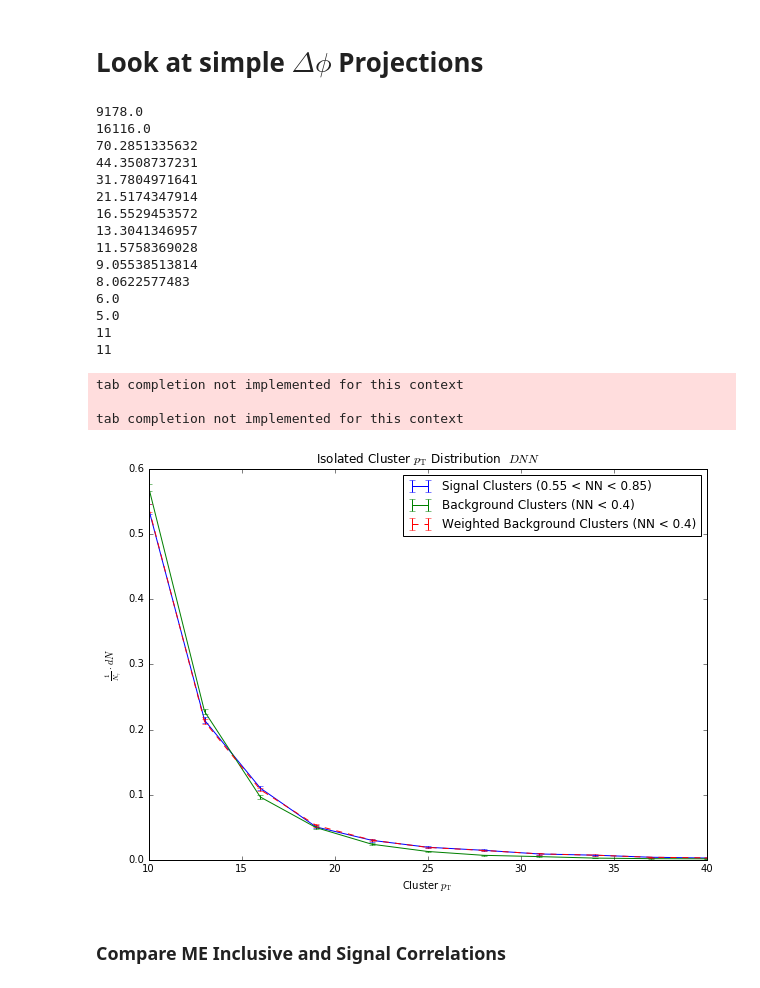
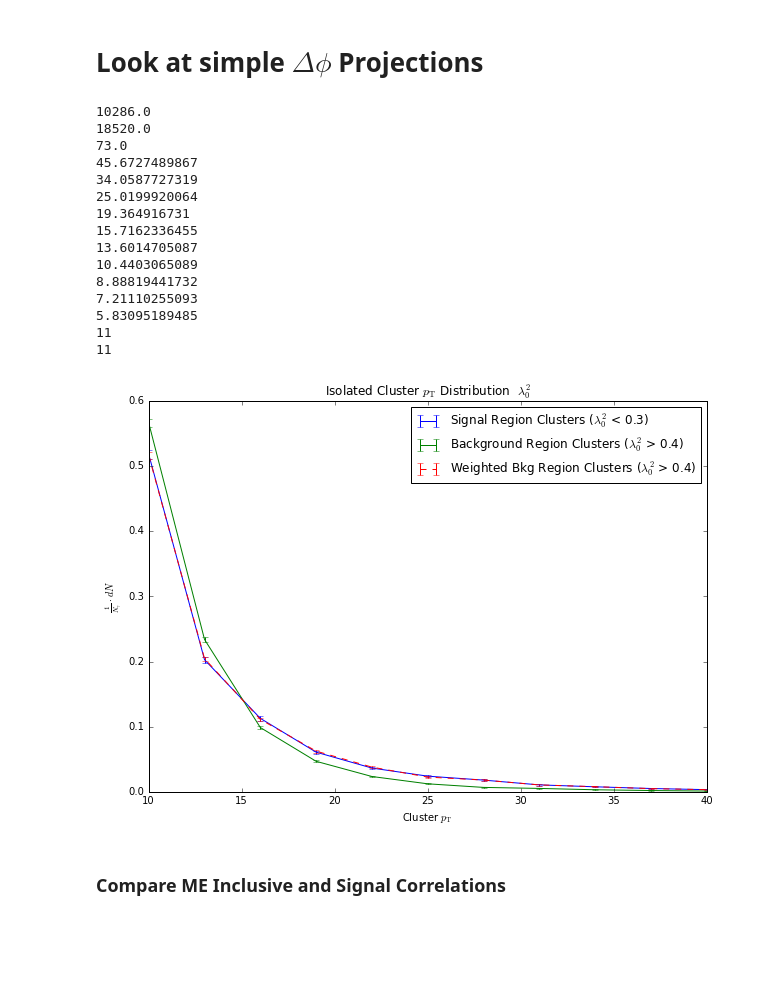
Before and after one commit to ftoralesacosta/GH_Correlations, a Jupyter notebook: Projections_Pairs.ipynb, the cells around one changed output. Drawn from its saved outputs; the diff is of its cells as text; code cells hidden in the pictures; blank space fills up the shorter version.

```diff
--- a/Projections_Pairs.ipynb
+++ b/Projections_Pairs.ipynb
@@ -469,8 +467,8 @@ for sys,ifile in zip(Systems,Files):
 # %%
 print(pTbins[2])
 # %%
-Shower_Shape = "NN"
-#Shower_Shape = "L0"
+#Shower_Shape = "NN"
+Shower_Shape = "L0"
 
 if (Shower_Shape=="NN"):
     File = 'InputData/13d_SE_NN_Correlation.root'
@@ -517,55 +515,52 @@ for i in range(1,N_Bins+1):
     S_Error[i-1] = SIG.GetBinError(i)
     print(SIG.GetBinError(i))
     B_Error[i-1] = BKGD.GetBinError(i)
     BW_Error[i-1] = BKGD_W.GetBinError(i)
 
 S_Error = S_Error/S_Scale
 B_Error = B_Error/B_Scale
 BW_Error = BW_Error/B_Scale_W
 
 print(Signal.size)
 print(S_Error.size)
 
 pT_Axis = np.linspace(10,40,N_Bins)
 
 fig = plt.figure(figsize=(10,7))
 if (Shower_Shape=="NN"):
-    plt.errorbar(pT_Axis,Signal,yerr = S_Error,label="Signal Clusters (0.55 < NN < 0.85)")
-    plt.errorbar(pT_Axis,Background,yerr = B_Error,label="Background Clusters (NN < 0.4)")
+    plt.errorbar(pT_Axis,Signal,yerr = S_Error,label="Signal Region Clusters (0.55 < NN < 0.85)")
+    plt.errorbar(pT_Axis,Background,yerr = B_Error,label="Background Region Clusters (NN < 0.4)")
     plt.errorbar(pT_Axis,Background_W,yerr = BW_Error,fmt = "--r",label="Weighted Background Clusters (NN < 0.4)")
     plt.title(r"Isolated Cluster $p_{\mathrm{T}}$ Distribution  $DNN$")
 
 elif (Shower_Shape=="L0"):
-    plt.errorbar(pT_Axis,Signal,yerr = S_Error,label="Signal Clusters ($\lambda^{2}_{0}$ < 0.3)")
-    plt.errorbar(pT_Axis,Background,yerr = B_Error,label="Background Clusters ($\lambda^{2}_{0}$ > 0.4)")
-    plt.errorbar(pT_Axis,Background_W,yerr = BW_Error,fmt = "--r",label="Weighted Background Clusters ($\lambda^{2}_{0}$ > 0.4)")
+    plt.errorbar(pT_Axis,Signal,yerr = S_Error,label="Signal Region Clusters ($\lambda^{2}_{0}$ < 0.3)")
+    plt.errorbar(pT_Axis,Background,yerr = B_Error,label="Background Region Clusters ($\lambda^{2}_{0}$ > 0.4)")
+    plt.errorbar(pT_Axis,Background_W,yerr = BW_Error,fmt = "--r",label="Weighted Bkg Region Clusters ($\lambda^{2}_{0}$ > 0.4)")
     plt.title(r"Isolated Cluster $p_{\mathrm{T}}$ Distribution  $\lambda^{2}_{0}$")
     #plt.ylim(0,0.01)
 
 plt.xlabel(r'Cluster $p_{\mathrm{T}}$')
 plt.ylabel(r'$\frac{1}{N_{\gamma}}\cdot dN$')
 plt.legend()
 fig.savefig('pics/Cluster_pT_Weighted.pdf', bbox_inches='tight')
 # %% [output]
-9178.0
-16116.0
-70.2851335632
-44.3508737231
-31.7804971641
-21.5174347914
-16.5529453572
-13.3041346957
-11.5758369028
-9.05538513814
-8.0622577483
-6.0
-5.0
+10286.0
+18520.0
+73.0
+45.6727489867
+34.0587727319
+25.0199920064
+19.364916731
+15.7162336455
+13.6014705087
+10.4403065089
+8.88819441732
+7.21110255093
+5.83095189485
 11
 11
-tab completion not implemented for this context
-
-tab completion not implemented for this context
-[figure, old version]
+[figure, new version]
 # %%
 #Shower_Shape = "NN"
 Shower_Shape = "L0"
```
Also changed, not shown: parts of 1 cell of this notebook, 9 other files.
